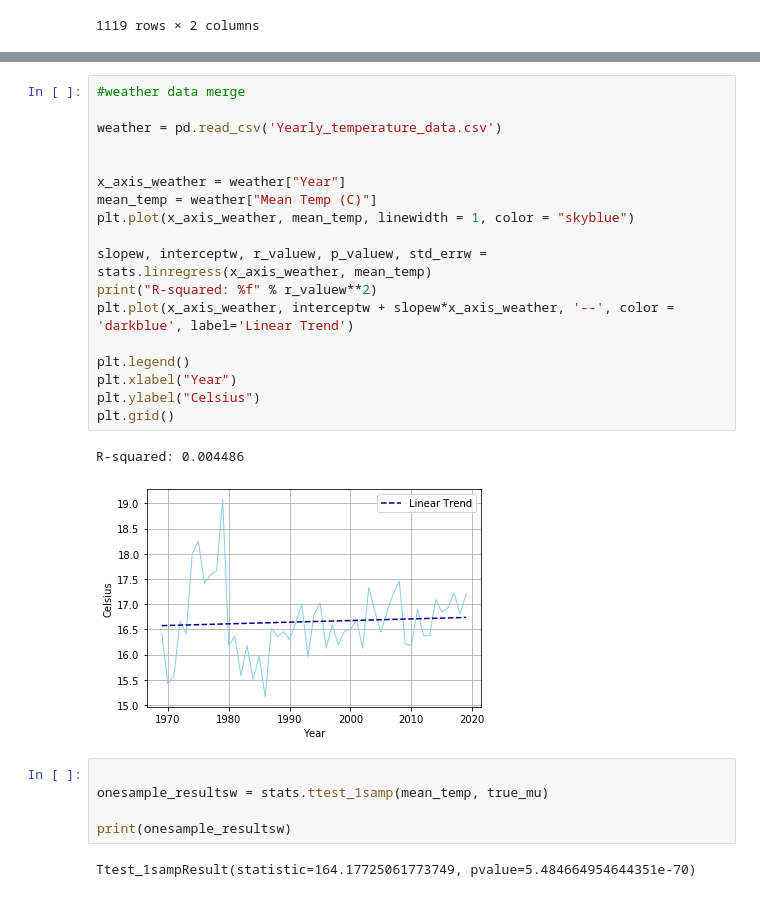
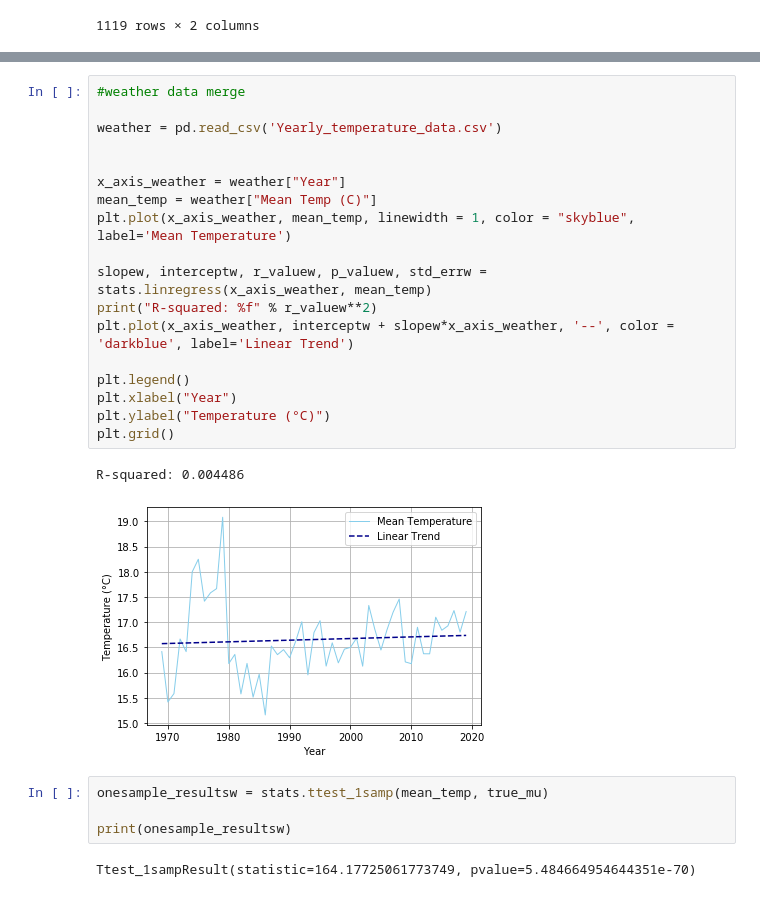
Before and after one commit to giantmagellan/sandiego-climate-analysis, a Jupyter notebook: SeaLevels.ipynb, the cells around one changed output, grey strips where cells are left out. Drawn from its saved outputs; the diff is of its cells as text.

```diff
--- a/SeaLevels.ipynb
+++ b/SeaLevels.ipynb
@@ -183,26 +198,25 @@ Ttest_1sampResult(statistic=-23.97171722440473, pvalue=8.362739146373659e-103)
 # %%
 #weather data merge
 
 weather = pd.read_csv('Yearly_temperature_data.csv')
 
 
 x_axis_weather = weather["Year"]
 mean_temp = weather["Mean Temp (C)"]
-plt.plot(x_axis_weather, mean_temp, linewidth = 1, color = "skyblue")
+plt.plot(x_axis_weather, mean_temp, linewidth = 1, color = "skyblue", label='Mean Temperature')
 
 slopew, interceptw, r_valuew, p_valuew, std_errw = stats.linregress(x_axis_weather, mean_temp)
 print("R-squared: %f" % r_valuew**2)
 plt.plot(x_axis_weather, interceptw + slopew*x_axis_weather, '--', color = 'darkblue', label='Linear Trend')
 
 plt.legend()
 plt.xlabel("Year")
-plt.ylabel("Celsius")
+plt.ylabel("Temperature (°C)")
 plt.grid()
 # %% [output]
 R-squared: 0.004486
-[figure, old version]
+[figure, new version]
 # %%
-
 onesample_resultsw = stats.ttest_1samp(mean_temp, true_mu)
 
 print(onesample_resultsw)
```
Also changed, not shown: parts of 6 cells of this notebook, 4 other files.
